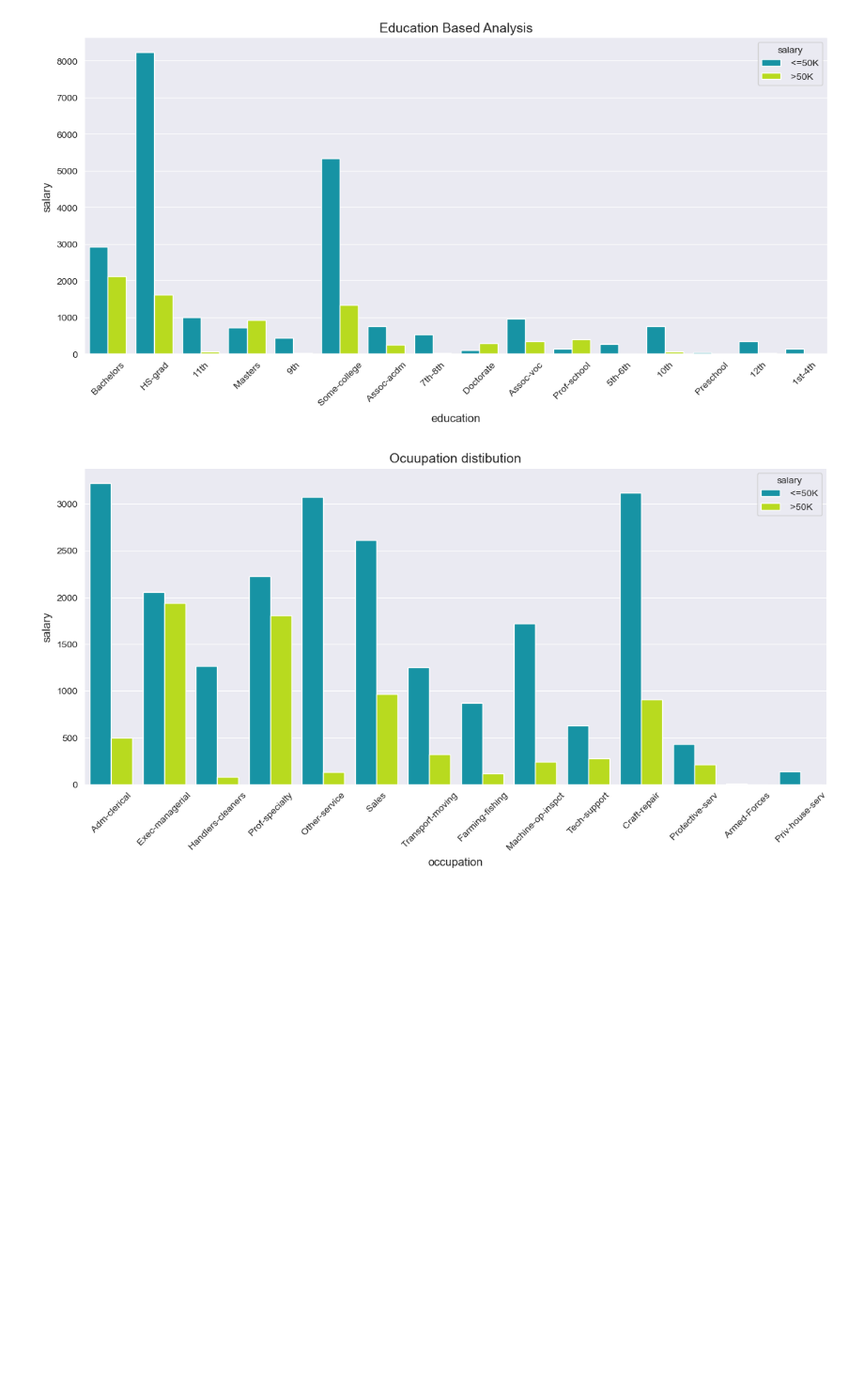
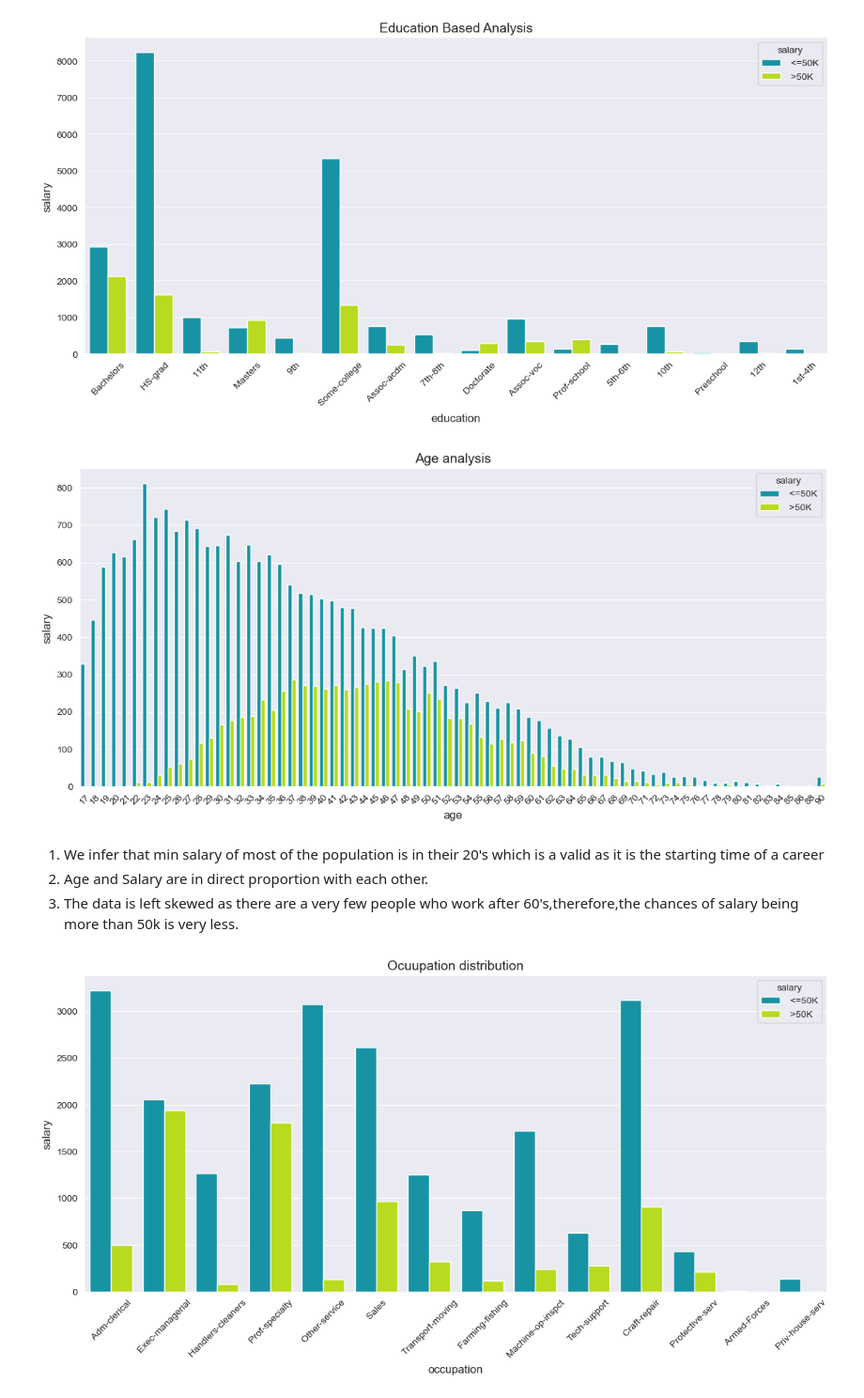
Before and after one commit to Pritamchaudhari5/ML_Internship_Project__Adult_Census_Income_Prediction, a Jupyter notebook: Notebook/EDA_and_model_bulding.ipynb, the cells around one changed output. Shown at 94% size. Drawn from its saved outputs; the diff is of its cells as text; code cells hidden in the pictures; blank space fills up the shorter version.

```diff
--- a/Notebook/EDA_and_model_bulding.ipynb
+++ b/Notebook/EDA_and_model_bulding.ipynb
@@ -376,4 +377,12 @@ Gender discrimination can clearly be seen.
 plot_cat(df,'education','education','salary','Education Based Analysis')
 # %% [output]
 [figure]
+# %%
+plot_cat(df, 'age', 'age', 'salary', 'Age analysis')
+# %% [output]
+[figure, added]
+# %% [markdown]
+1. We infer that min salary of most of the population is in their 20's which is a valid as it is the starting time of a career
+2. Age and Salary are in direct proportion with each other.
+3. The data is left skewed as there are a very few people who work after 60's,therefore,the chances of salary being more than 50k is very less.
 # %%
```
Also changed, not shown: parts of 39 cells of this notebook, 2 other files.
